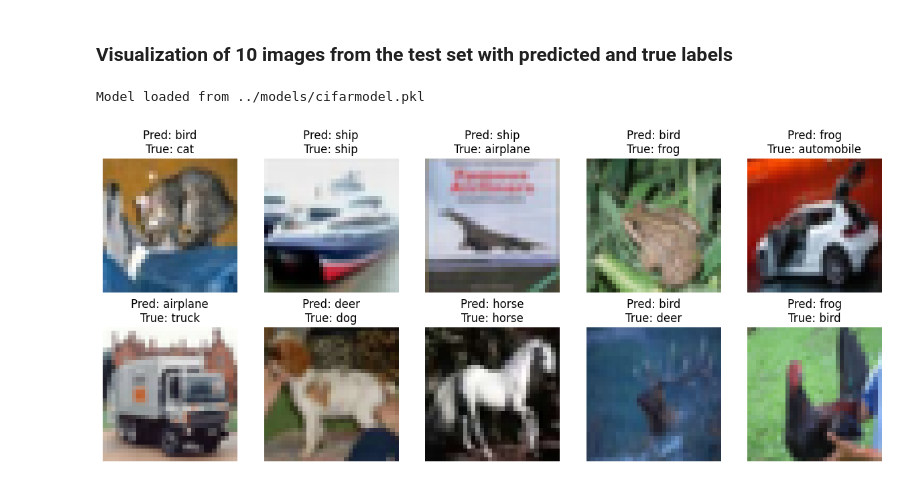
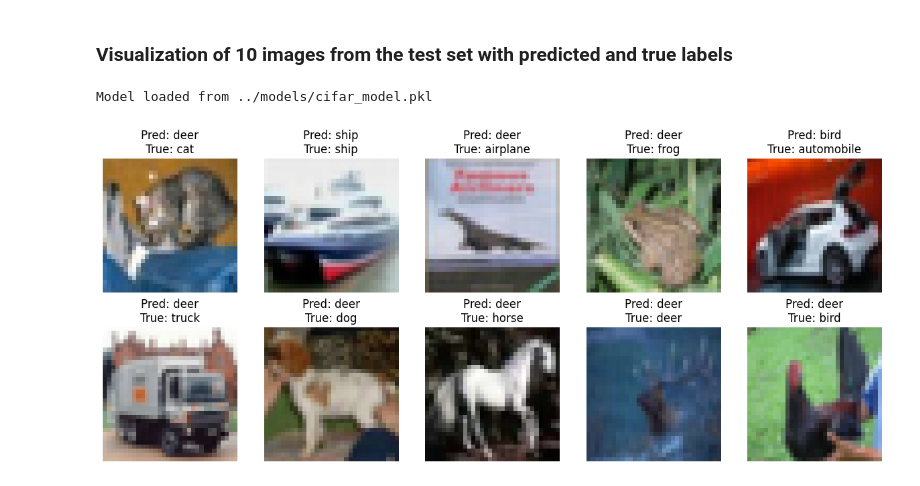
Before and after one commit to wkandersen/02456-deep-learning-group-68, a Jupyter notebook: src/notebook.ipynb, the cells around one changed output. Drawn from its saved outputs; the diff is of its cells as text; code cells hidden in the pictures.

```diff
--- a/src/notebook.ipynb
+++ b/src/notebook.ipynb
@@ -161,7 +174,7 @@ import matplotlib.pyplot as plt
 import numpy as np
 from load_data import DataLoaderFashionMNIST
 np.random.seed(42)
-model = FFNN.load_model('../models/fashionmodel.pkl')
+model = FFNN.load_model('../models/fashion_model.pkl')
 
 class_labels = DataLoaderFashionMNIST().get_class_names()
 # Load test data
@@ -245,38 +273,38 @@ Total test samples: 10000
 import matplotlib.pyplot as plt
 import numpy as np
 np.random.seed(42)
-model = FFNN.load_model('../models/cifarmodel.pkl')
+model = FFNN.load_model('../models/cifar_model.pkl')
 from load_data import DataLoaderCifar10
 class_labels = DataLoaderCifar10().get_class_names()
 # Load test data
 data_loader = DataLoaderCifar10()
 (X_train, y_train), (X_val, y_val), (X_test, y_test) = data_loader.get_formatted_data()
 # Get 10 unique test images
 unique_images = []
 unique_labels = []
 seen_labels = set()
 for img, label in zip(X_test, y_test):
     if label not in seen_labels:
         unique_images.append(img)
         unique_labels.append(label)
         seen_labels.add(label)
     if len(seen_labels) == 10:
         break
 unique_images = np.array(unique_images)
 unique_labels = np.array(unique_labels)
 
 # Make predictions
 predictions = model.predict(unique_images)
 
 # Plot the images and predictions using class labels
 
 plt.figure(figsize=(15, 6))
 for i in range(10):
     plt.subplot(2, 5, i + 1)
     plt.imshow(unique_images[i].reshape(32, 32, 3))
     plt.title(f"Pred: {class_labels[predictions[i]]}\nTrue: {class_labels[unique_labels[i]]}")
     plt.axis('off')
 plt.show()
 # %% [output]
-Model loaded from ../models/cifarmodel.pkl
+Model loaded from ../models/cifar_model.pkl
-[figure, old version]
+[figure, new version]
```
Also changed, not shown: parts of 3 cells of this notebook, 4 other files.
